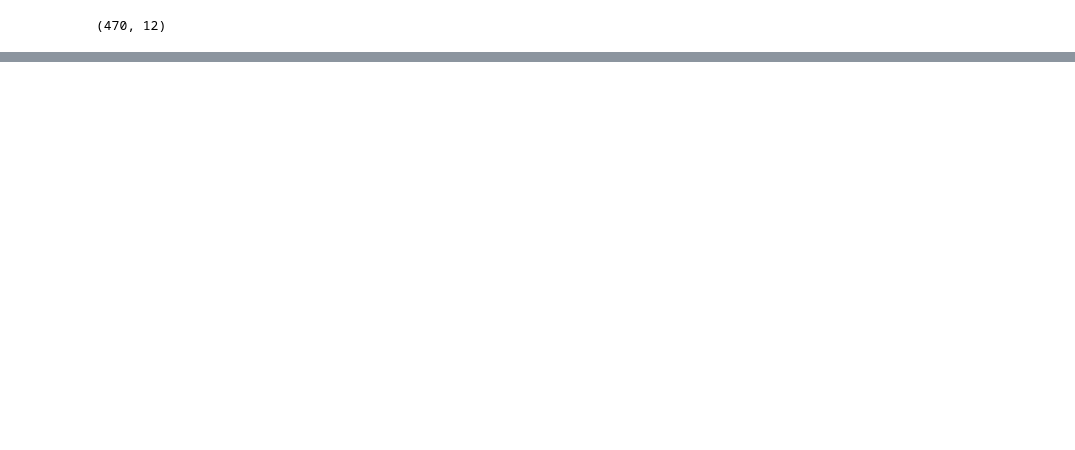
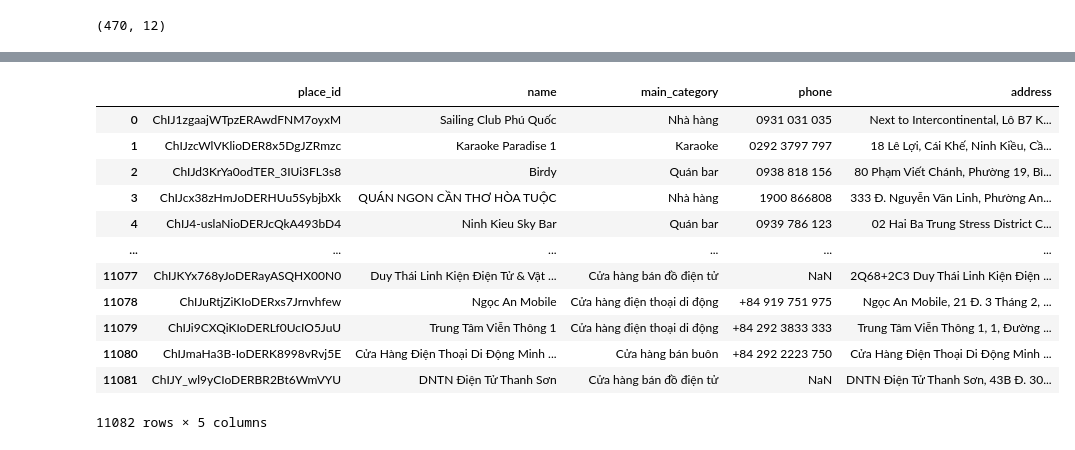
Before and after one commit to Kten987/google-map_v2, a Jupyter notebook: src/map.ipynb, the cells around one changed output, grey strips where cells are left out. Drawn from its saved outputs; the diff is of its cells as text; code cells hidden in the pictures; blank space fills up the shorter version.

Commit message:
update file excel

```diff
--- a/src/map.ipynb
+++ b/src/map.ipynb
@@ -82,0 +85,4 @@ result_df_1["cleaned_street"] = result_df_1.apply(lambda x: cleaning_street(x.ad
+# %%
+df = pd.read_excel(r"C:\Users\thinh.lv\google-maps-scraper\src\df_fnb_ninh_kieu.xlsx")
+# %%
+df = df.drop(["Unnamed: 0.1", "Unnamed: 0", "cleaned_street", "address_ward", "address_street", "address_city","address_postal_code", "address_state", "address_country_code","ward", "city"], axis=1)
@@ -82,0 +98,16 @@ result_df_1["cleaned_street"] = result_df_1.apply(lambda x: cleaning_street(x.ad
+# %%
+df
+# %% [output]
+|  | place_id | name | main_category | phone | address |
+| 0 | ChIJ1zgaajWTpzERAwdFNM7oyxM | Sailing Club Phú Quốc | Nhà hàng | 0931 031 035 | Next to Intercontinental, Lô B7 K... |
+| 1 | ChIJzcWlVKlioDER8x5DgJZRmzc | Karaoke Paradise 1 | Karaoke | 0292 3797 797 | 18 Lê Lợi, Cái Khế, Ninh Kiều, Cầ... |
+| 2 | ChIJd3KrYa0odTER_3IUi3FL3s8 | Birdy | Quán bar | 0938 818 156 | 80 Phạm Viết Chánh, Phường 19, Bì... |
+| 3 | ChIJcx38zHmJoDERHUu5SybjbXk | QUÁN NGON CẦN THƠ HÒA TUỘC | Nhà hàng | 1900 866808 | 333 Đ. Nguyễn Văn Linh, Phường An... |
+| 4 | ChIJ4-uslaNioDERJcQkA493bD4 | Ninh Kieu Sky Bar | Quán bar | 0939 786 123 | 02 Hai Ba Trung Stress District C... |
+| ... | ... | ... | ... | ... | ... |
+| 11077 | ChIJKYx768yJoDERayASQHX00N0 | Duy Thái Linh Kiện Điện Tử & Vật ... | Cửa hàng bán đồ điện tử | NaN | 2Q68+2C3 Duy Thái Linh Kiện Điện ... |
+| 11078 | ChIJuRtjZiKIoDERxs7Jrnvhfew | Ngọc An Mobile | Cửa hàng điện thoại di động | +84 919 751 975 | Ngọc An Mobile, 21 Đ. 3 Tháng 2, ... |
+| 11079 | ChIJi9CXQiKIoDERLf0UcIO5JuU | Trung Tâm Viễn Thông 1 | Cửa hàng điện thoại di động | +84 292 3833 333 | Trung Tâm Viễn Thông 1, 1, Đường ... |
+| 11080 | ChIJmaHa3B-IoDERK8998vRvj5E | Cửa Hàng Điện Thoại Di Động Minh ... | Cửa hàng bán buôn | +84 292 2223 750 | Cửa Hàng Điện Thoại Di Động Minh ... |
+| 11081 | ChIJY_wl9yCIoDERBR2Bt6WmVYU | DNTN Điện Tử Thanh Sơn | Cửa hàng bán đồ điện tử | NaN | DNTN Điện Tử Thanh Sơn, 43B Đ. 30... |
+11082 rows × 5 columns
```
Also changed, not shown: parts of 7 cells of this notebook, 1 other file.
